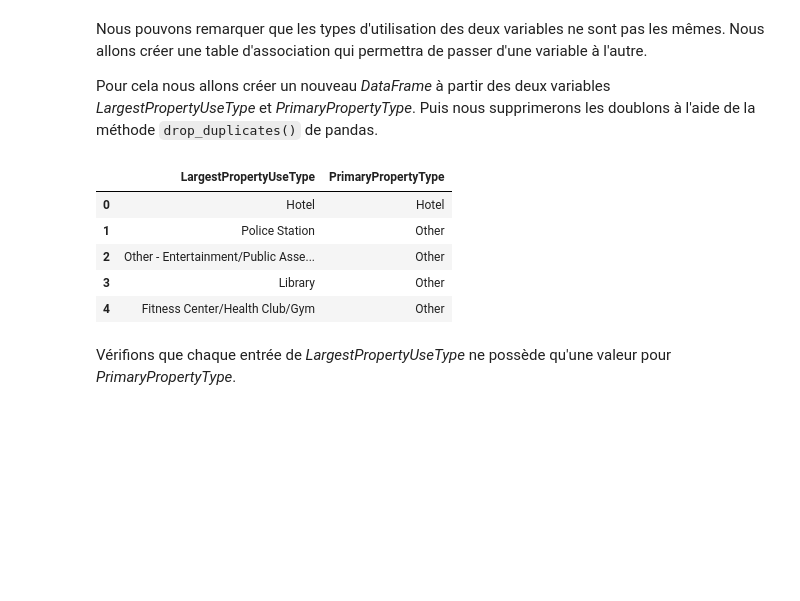
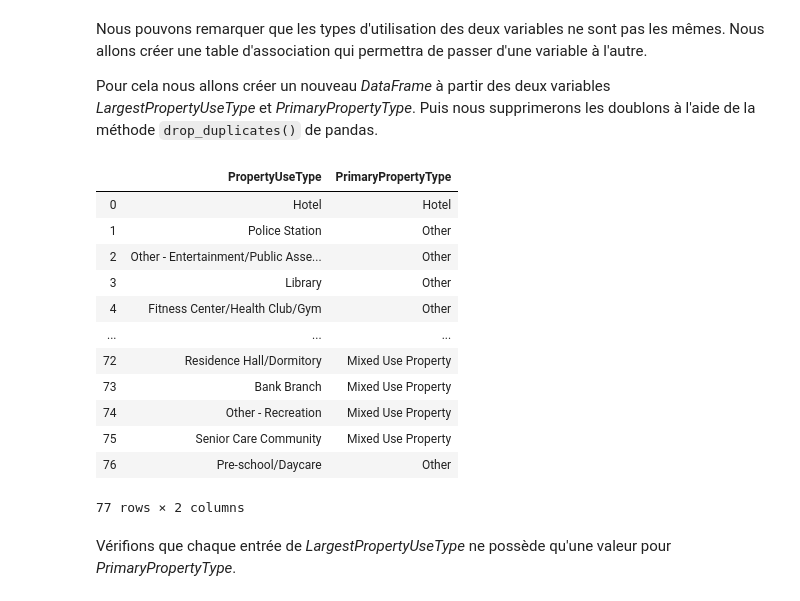
Before and after one commit to Pierre-Eloi/OC_DS_Project4, a Jupyter notebook: Project4_Feature_Engineering.ipynb, the cells around one changed output. Drawn from its saved outputs; the diff is of its cells as text; code cells hidden in the pictures; blank space fills up the shorter version.

Commit message:
The processing of the PropertyUse features have been included into the Feature_Engineering notebook.

```diff
--- a/Project4_Feature_Engineering.ipynb
+++ b/Project4_Feature_Engineering.ipynb
@@ -179,3 +185,5 @@ df['Secondary_ratio'] = df['SteamUse_ratio'] + df['Electricity_ratio']
+# %%
+df.drop(columns=att_conso, inplace=True)
 # %% [markdown]
 ### Traitement des variables de superficie
 # %% [markdown]
@@ -188,3 +200,5 @@ for c in att_gfa:
+# %%
+df.drop(columns=att_gfa, inplace=True)
 # %% [markdown]
 ## Traitement des variables liées au type d'utilisation des bâtiments
 # %% [markdown]
@@ -263,16 +277,24 @@ Nous pouvons remarquer que les types d'utilisation des deux variables ne sont pa
 Pour cela nous allons créer un nouveau *DataFrame* à partir des deux variables *LargestPropertyUseType* et *PrimaryPropertyType*. Puis nous supprimerons les doublons à l'aide de la méthode `drop_duplicates()` de pandas.
 # %%
 associative_df = df[['LargestPropertyUseType', 'PrimaryPropertyType']].dropna()
-associative_df.drop_duplicates(inplace=True)
-associative_df.reset_index(drop=True, inplace=True)
-associative_df.head()
+associative_df = (associative_df.rename(columns={'LargestPropertyUseType': 'PropertyUseType'})
+                                .drop_duplicates()
+                                .reset_index(drop=True))
+associative_df
 # %% [output]
-|  | LargestPropertyUseType | PrimaryPropertyType |
+|  | PropertyUseType | PrimaryPropertyType |
 | 0 | Hotel | Hotel |
 | 1 | Police Station | Other |
 | 2 | Other - Entertainment/Public Asse... | Other |
 | 3 | Library | Other |
 | 4 | Fitness Center/Health Club/Gym | Other |
+| ... | ... | ... |
+| 72 | Residence Hall/Dormitory | Mixed Use Property |
+| 73 | Bank Branch | Mixed Use Property |
+| 74 | Other - Recreation | Mixed Use Property |
+| 75 | Senior Care Community | Mixed Use Property |
+| 76 | Pre-school/Daycare | Other |
+77 rows × 2 columns
 # %% [markdown]
 Vérifions que chaque entrée de *LargestPropertyUseType* ne possède qu'une valeur pour *PrimaryPropertyType*.
 # %%
```
Also changed, not shown: parts of 35 cells of this notebook.
